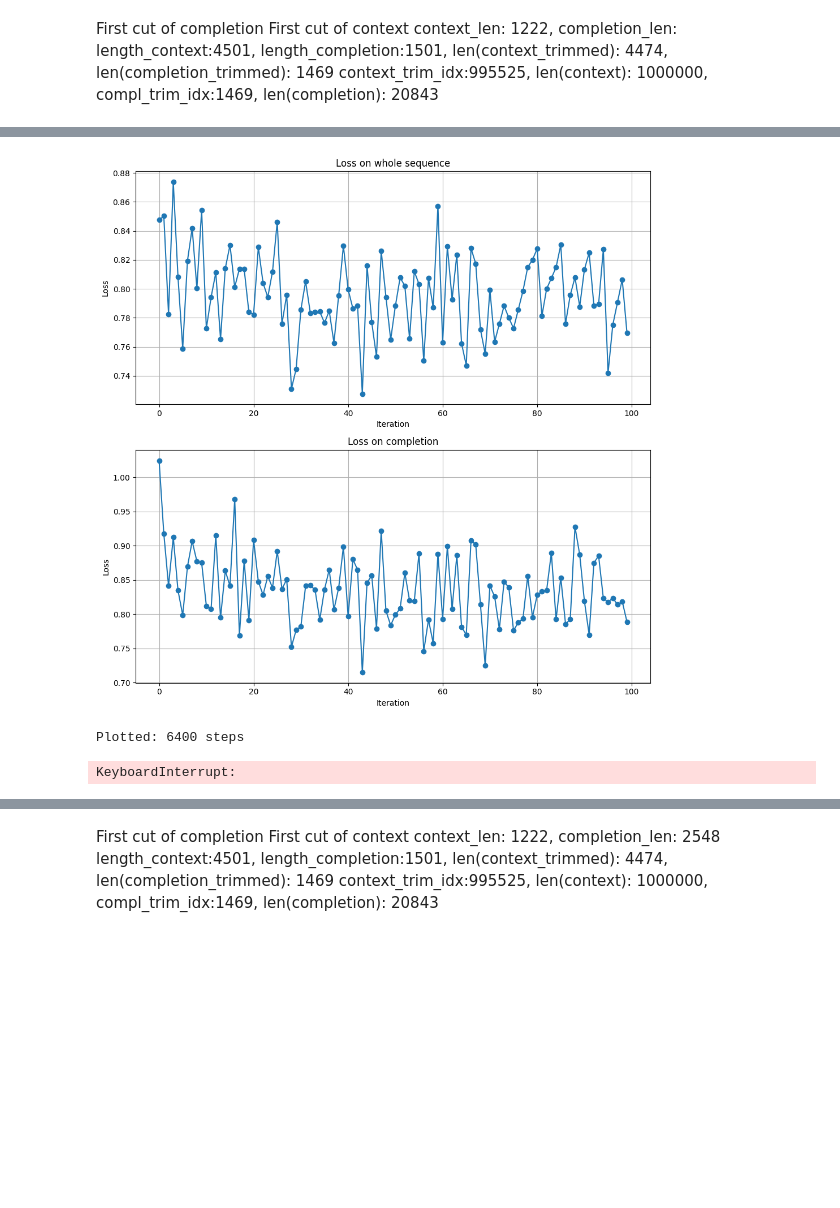
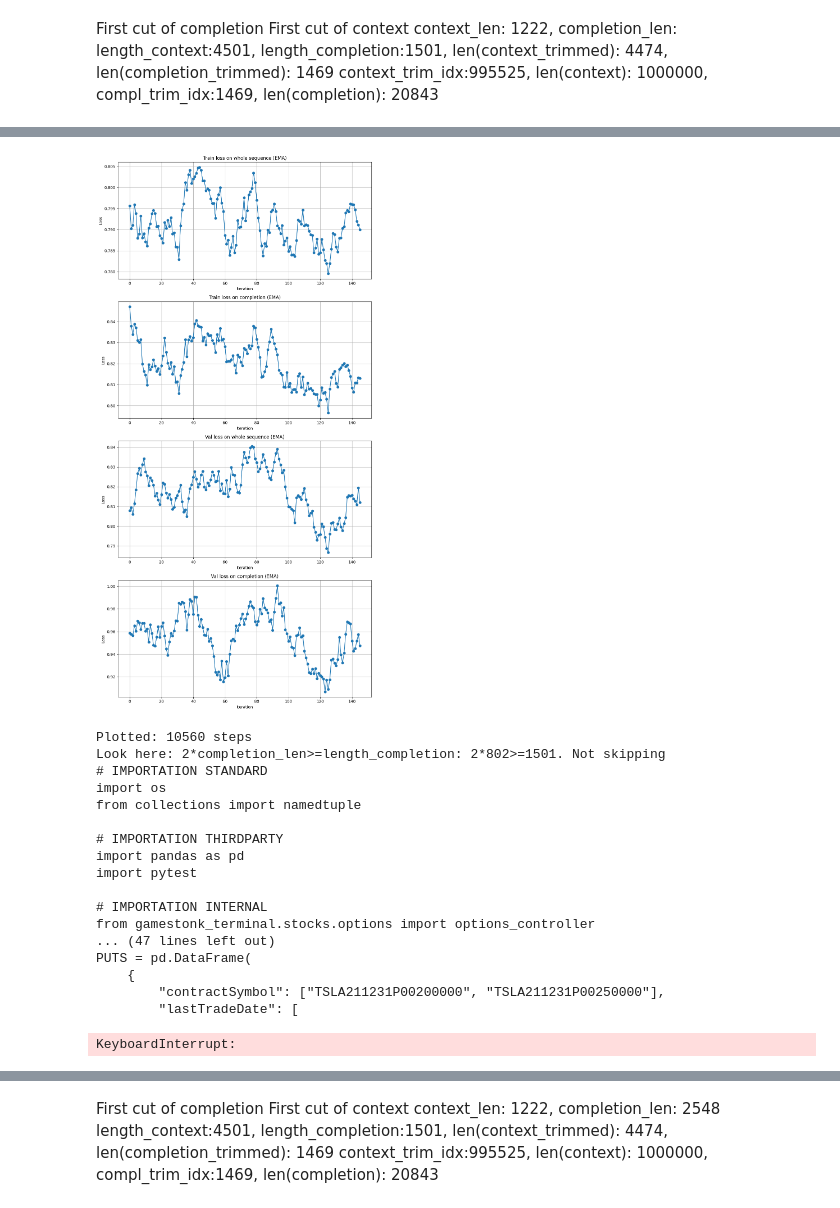
Before and after one commit to JetBrains-Research/lca-solvers, a Jupyter notebook: finetune/Finetuning with LoRA.ipynb, the cells around one changed output, grey strips where cells are left out. Cells and saved outputs as stored; diff of their text form; code cells hidden in the pictures; blank space fills up the shorter version.

Commit message:
scheduler, validation, EMA smoothing

```diff
--- a/finetune/Finetuning with LoRA.ipynb
+++ b/finetune/Finetuning with LoRA.ipynb
@@ -329,2 +333,20 @@ def live_plot(data1, data2, figsize=(10, 10), title1='Loss on whole sequence', t
     plt.tight_layout()
     plt.show()
+# %%
+validation_repos = ['jindongwang__transferlearning', 'wandb__wandb', 'microsoft__nni', 'keras-team__keras-core',
+                    'datadog__integrations-core',
+                   'facebookresearch__parlai', 'paddlepaddle__paddledetection', 'facebookresearch__fairseq','mlflow__mlflow',
+                    'sony__nnabla-examples','mlrun__mlrun', 'pytorch__audio',
+                   'amaranth-lang__amaranth', 'getsentry__sentry-python', 'meltano__sdk', 'skrub-data__skrub','spacetelescope__jwql',
+                    'fledge-iot__fledge', 'vivisect__vivisect', 'hexrd__hexrd', 'tensorflow__tfx', 'netenglabs__suzieq','voxel51__fiftyone',
+                   'rubisco-sfa__ilamb', 'adrn__gala', 'scverse__scirpy', 'rawpython__remi', 'matchms__matchms', 'python-discord__site', 'lark-parser__lark']
+
+# Filter function to split based on repositories
+def is_validation(entry):
+    return entry['repo'] in validation_repos
+
+def is_train(entry):
+    return entry['repo'] not in validation_repos
+
+def get_new_ema(curr_loss, prev_ema):
+    return (curr_loss - prev_ema)*EMA_ALPHA + prev_ema
@@ -357,7 +460,17 @@ train_losses_whole_input = []
 curr_train_loss_whole_input = []
 train_losses_completion = []
 curr_train_loss_completion = []
-for idx, hf_dp in enumerate(loader):
+
+val_losses_whole_input = []
+val_losses_completion = []
+
+
+train_loss_whole_input_ema = []
+train_loss_completion_ema = []
+val_loss_whole_input_ema = []
+val_loss_completion_ema = []
+
+for idx, hf_dp in enumerate(train_loader):
     # torch.cuda.empty_cache()
     # if idx > 20:
     #     break
@@ -371,8 +484,6 @@ for idx, hf_dp in enumerate(loader):
         outputs = model_lora.forward(**inputs)
         logits_size = outputs['logits'].size(-1)
         loss_completion = criterion(outputs['logits'].view(-1, outputs['logits'].size(-1))[-completion_len:-1, :], inputs['input_ids'].view(-1)[-completion_len+1:])
-        # print(context_input_len)
-        # print(loss.item())
 
         loss_completion.backward()
         detached_logits = outputs['logits'].detach()
@@ -380,39 +491,74 @@ for idx, hf_dp in enumerate(loader):
         # for 0 output logit we have corresponding 1st input
         loss_whole_input = criterion(detached_logits.view(-1, detached_logits.size(-1))[:-1, :], inputs['input_ids'].view(-1)[1:])
 
-
+        # calculate losses and backprop
         if (idx+1) % ACCUM_STEPS_NUM ==0:
             train_losses_whole_input.append(sum(curr_train_loss_whole_input)/len(curr_train_loss_whole_input))
             train_losses_completion.append(sum(curr_train_loss_completion)/len(curr_train_loss_completion))
+
+            if len(train_losses_whole_input)>EMA_PERIOD:
+                    train_loss_whole_input_ema.append(get_new_ema(train_losses_whole_input[-1],train_loss_whole_input_ema[-1]))
+                    train_loss_completion_ema.append(get_new_ema(train_losses_completion[-1],train_loss_completion_ema[-1]))
+            elif len(train_losses_whole_input)==EMA_PERIOD:
+                train_loss_whole_input_ema.append(np.mean(train_losses_whole_input))
+                train_loss_completion_ema.append(np.mean(train_losses_completion))
+
             curr_train_loss_whole_input = []
             curr_train_loss_completion=[]
             for param in model_lora.parameters():
                 if param.requires_grad:
                     if param.grad is not None:
                         param.grad /= ACCUM_STEPS_NUM
 
             optimizer.step()
             optimizer.zero_grad()
+            scheduler.step()
+
+        #we could set some other parameter here
+        if (idx+1) % ACCUM_STEPS_NUM ==0:
+            make_validation_step(val_loader_iter)
+
 
         if (idx+1) % (ACCUM_STEPS_NUM*5) ==0:
-            live_plot(train_losses_whole_input, train_losses_completion)
-            print(f"Plotted: {(idx+1)} steps")
+            if (len(train_loss_whole_input_ema)>2) and (len(val_loss_whole_input_ema)>2):
+                live_plot(train_loss_whole_input_ema, train_loss_completion_ema, val_loss_whole_input_ema, val_loss_completion_ema)
+                print(f"Plotted: {(idx+1)} steps")
+
 
 
         curr_train_loss_whole_input.append(loss_whole_input.item())
         curr_train_loss_completion.append(loss_completion.item())
         total_whole_input_loss += loss_whole_input.item() * (inputs['input_ids'].size(0)-1)  # Accumulate scaled loss
         total_completion_loss += loss_completion.item() * (completion_len -1)  # Accumulate scaled loss
         total_tokens += len(inputs['input_ids']) - 1  # Count tokens processed
         total_completion_tokens += completion_len - 1
-        # TODO validation
+
+
+
+
 
 avg_loss = total_whole_input_loss / total_tokens
 perplexity = math.exp(avg_loss)  # Calculate perplexity as exp of the average loss
 
 avg_completion_loss = total_completion_loss / total_completion_tokens
 perplexity = math.exp(avg_completion_loss)
 # %% [output]
-[figure, old version]
+[figure, new version]
-Plotted: 6400 steps
+Plotted: 10560 steps
+Look here: 2*completion_len>=length_completion: 2*802>=1501. Not skipping
+# IMPORTATION STANDARD
+import os
+from collections import namedtuple
+
+# IMPORTATION THIRDPARTY
+import pandas as pd
+import pytest
+
+# IMPORTATION INTERNAL
+from gamestonk_terminal.stocks.options import options_controller
+... (47 lines left out)
+PUTS = pd.DataFrame(
+    {
+        "contractSymbol": ["TSLA211231P00200000", "TSLA211231P00250000"],
+        "lastTradeDate": [
 KeyboardInterrupt:
```
Also changed, not shown: parts of 14 cells of this notebook.
